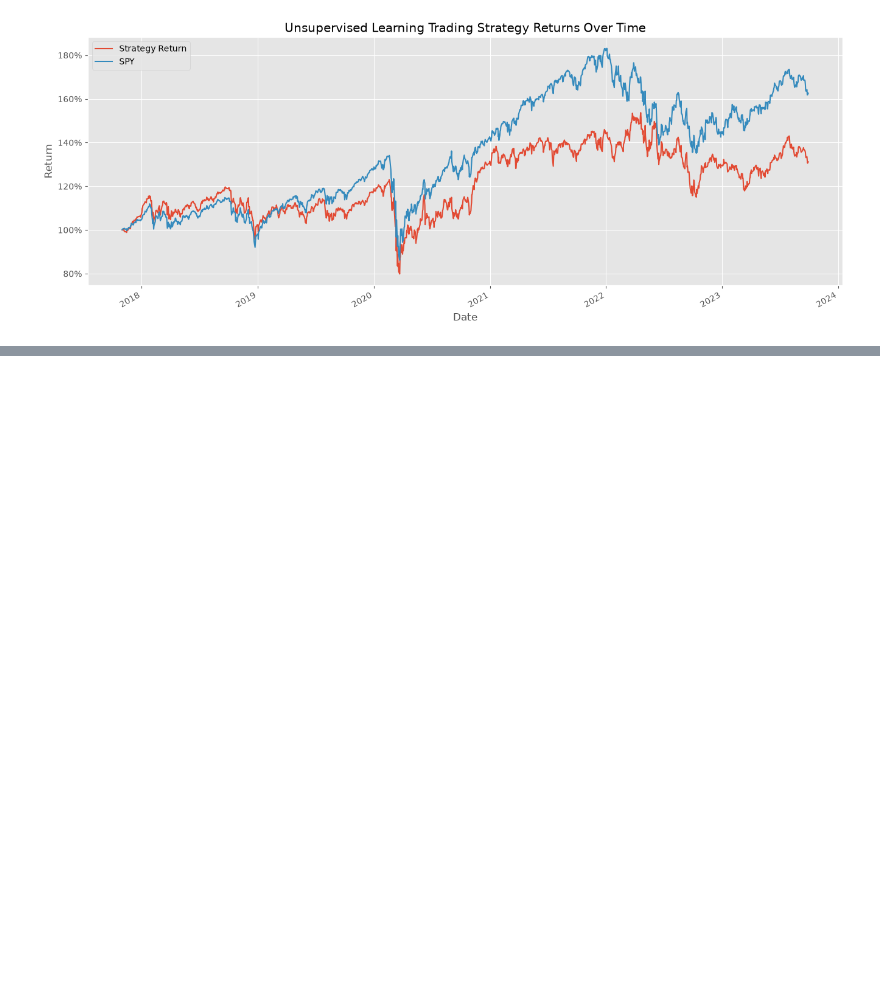
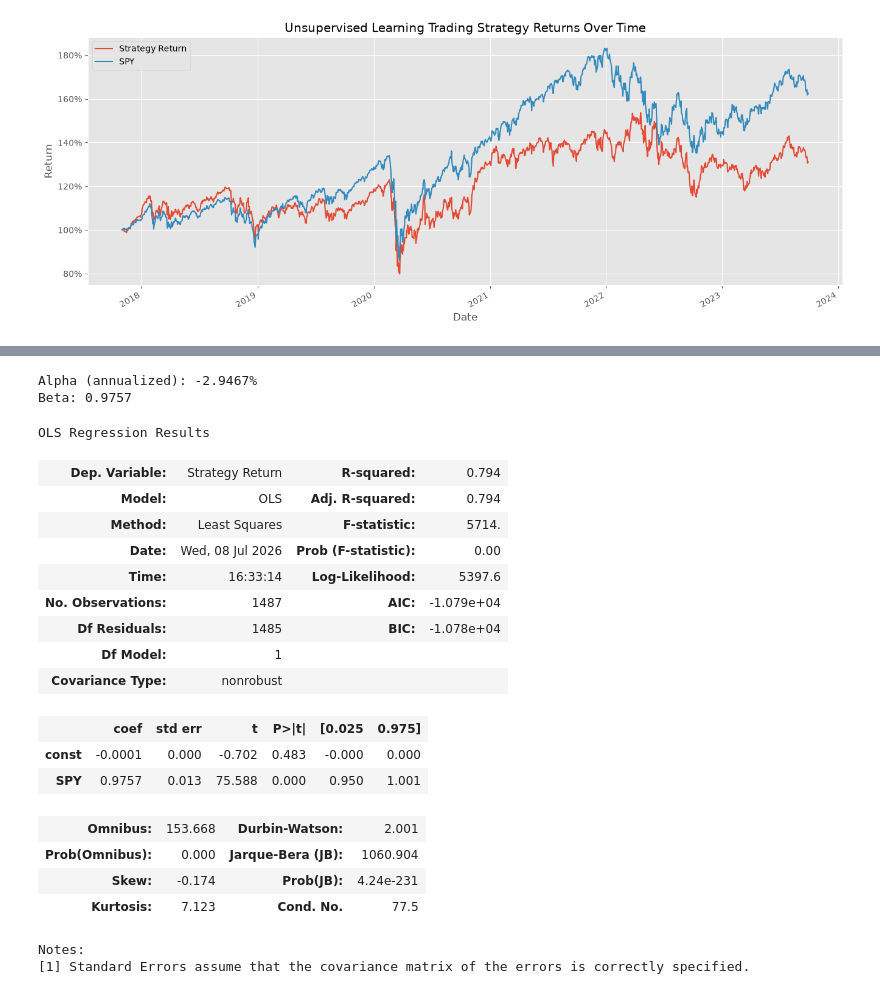
Before and after one commit to JulyTeaT/unsupervised-ml-trading-strategy, a Jupyter notebook: Notebook/algorithmic-trading-strategy.ipynb, the cells around one changed output, grey strips where cells are left out. Saved outputs shown, nothing was run; the diff lists cells and outputs as text; code cells hidden in the pictures; blank space fills up the shorter version.

```diff
--- a/Notebook/algorithmic-trading-strategy.ipynb
+++ b/Notebook/algorithmic-trading-strategy.ipynb
@@ -791,0 +860,40 @@ plt.show()
+# %%
+import statsmodels.api as sm
+
+reg_data = portfolio_df.dropna()
+
+X = sm.add_constant(reg_data['SPY'])
+y = reg_data['Strategy Return']
+
+model = sm.OLS(y, X).fit()
+
+alpha_daily = model.params['const']
+beta = model.params['SPY']
+alpha_annualized = alpha_daily * 252
+
+print(f"Alpha (annualized): {alpha_annualized:.4%}")
+print(f"Beta: {beta:.4f}")
+
+model.summary()
+# %% [output]
+Alpha (annualized): -2.9467%
+Beta: 0.9757
+OLS Regression Results
+| Dep. Variable: | Strategy Return | R-squared: | 0.794 |
+| Model: | OLS | Adj. R-squared: | 0.794 |
+| Method: | Least Squares | F-statistic: | 5714. |
+| Date: | Wed, 08 Jul 2026 | Prob (F-statistic): | 0.00 |
+| Time: | 16:33:14 | Log-Likelihood: | 5397.6 |
+| No. Observations: | 1487 | AIC: | -1.079e+04 |
+| Df Residuals: | 1485 | BIC: | -1.078e+04 |
+| Df Model: | 1 |  |  |
+| Covariance Type: | nonrobust |  |  |
+|  | coef | std err | t | P>|t| | [0.025 | 0.975] |
+| const | -0.0001 | 0.000 | -0.702 | 0.483 | -0.000 | 0.000 |
+| SPY | 0.9757 | 0.013 | 75.588 | 0.000 | 0.950 | 1.001 |
+| Omnibus: | 153.668 | Durbin-Watson: | 2.001 |
+| Prob(Omnibus): | 0.000 | Jarque-Bera (JB): | 1060.904 |
+| Skew: | -0.174 | Prob(JB): | 4.24e-231 |
+| Kurtosis: | 7.123 | Cond. No. | 77.5 |
+Notes:
+[1] Standard Errors assume that the covariance matrix of the errors is correctly specified.
```
Also changed, not shown: parts of 29 cells of this notebook.
